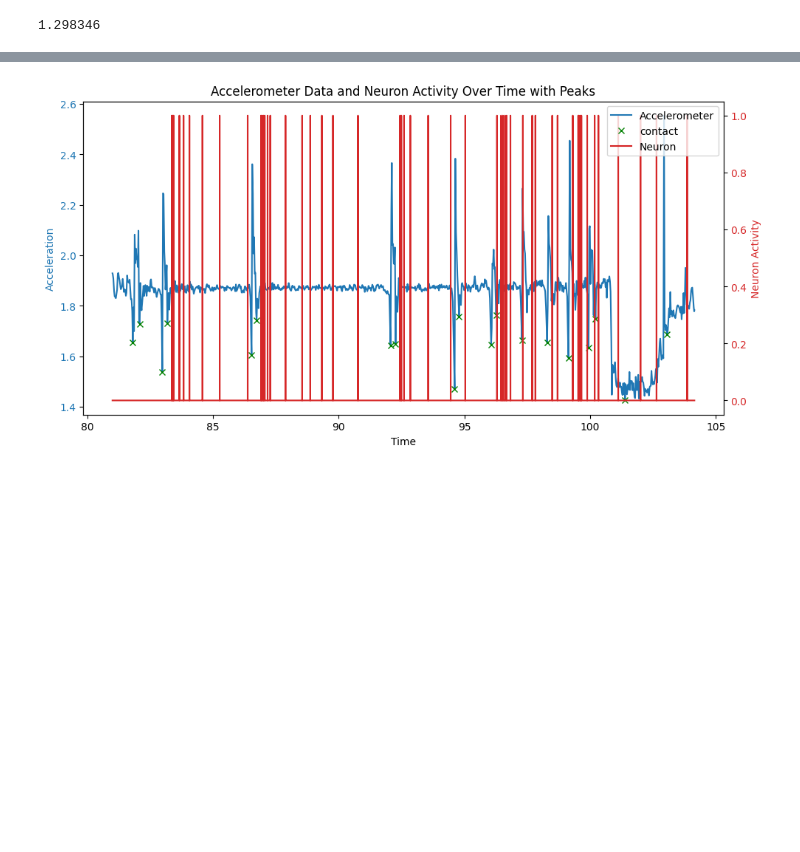
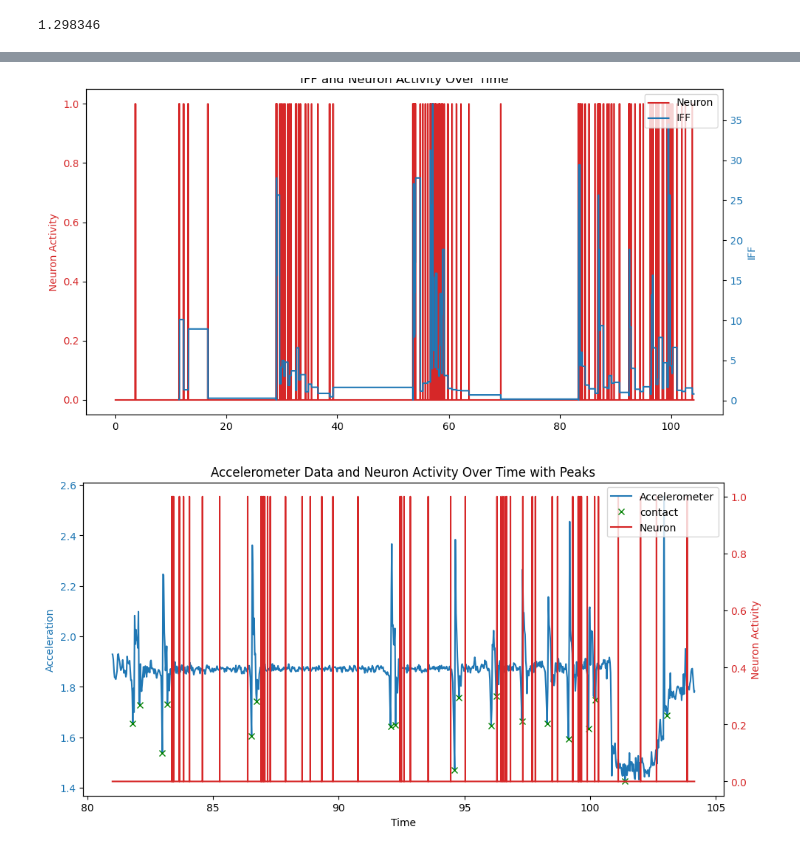
Before and after one commit to Periksvensson84/RF_mapping, a Jupyter notebook: RF_mapping/In_progress/test_gabriel.ipynb, the cells around one changed output, grey strips where cells are left out. Cells and saved outputs as stored; diff of their text form; code cells hidden in the pictures; blank space fills up the shorter version.

```diff
--- a/RF_mapping/In_progress/test_gabriel.ipynb
+++ b/RF_mapping/In_progress/test_gabriel.ipynb
@@ -429,3 +511,30 @@ plot_accelerometer_and_neuron(filtered_df)
+# %%
+def plot_neuron_and_iff(df_nerve, figsize=(10, 5)):
+    fig, ax1 = plt.subplots(figsize=figsize)
+
+    color = 'tab:red'
+    ax1.set_ylabel('Neuron Activity', color=color)
+    ax1.plot(df_nerve['Time'], df_nerve['Spikes'], color=color, label='Neuron')
+    ax1.tick_params(axis='y', labelcolor=color)
+
+    # Create a second y-axis to plot neuron activity
+    ax2 = ax1.twinx()
+    color = 'tab:blue'
+    ax2.set_xlabel('Time')
+    ax2.set_ylabel('IFF', color=color)
+    ax2.plot(df_nerve['Time'], df_nerve['IFF'], color=color, label='IFF')
+    ax2.tick_params(axis='y', labelcolor=color)
+
+    # Add legends
+    fig.tight_layout()
+    fig.legend(loc='upper right', bbox_to_anchor=(1, 1), bbox_transform=ax1.transAxes)
+
+    plt.title('IFF and Neuron Activity Over Time')
+    plt.show()
+
+plot_neuron_and_iff(df_nerve)
+# %% [output]
+[figure, added]
 # %%
 def plot_accelerometer_and_neuron_with_peaks(df_nerve, threshold=0.14, distance=20, figsize=(10, 5)):
     fig, ax1 = plt.subplots(figsize=figsize)
```
Also changed, not shown: parts of 30 cells of this notebook, 1 other file.
